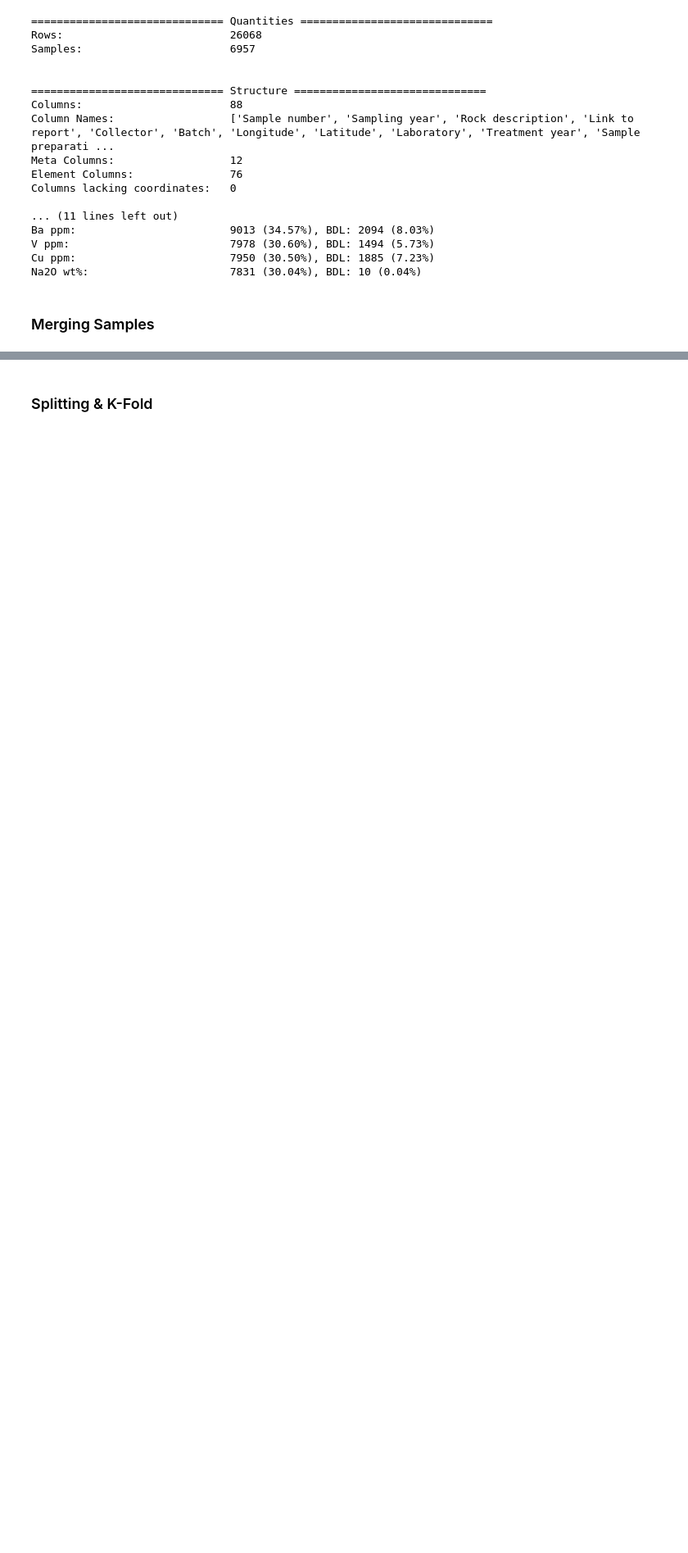
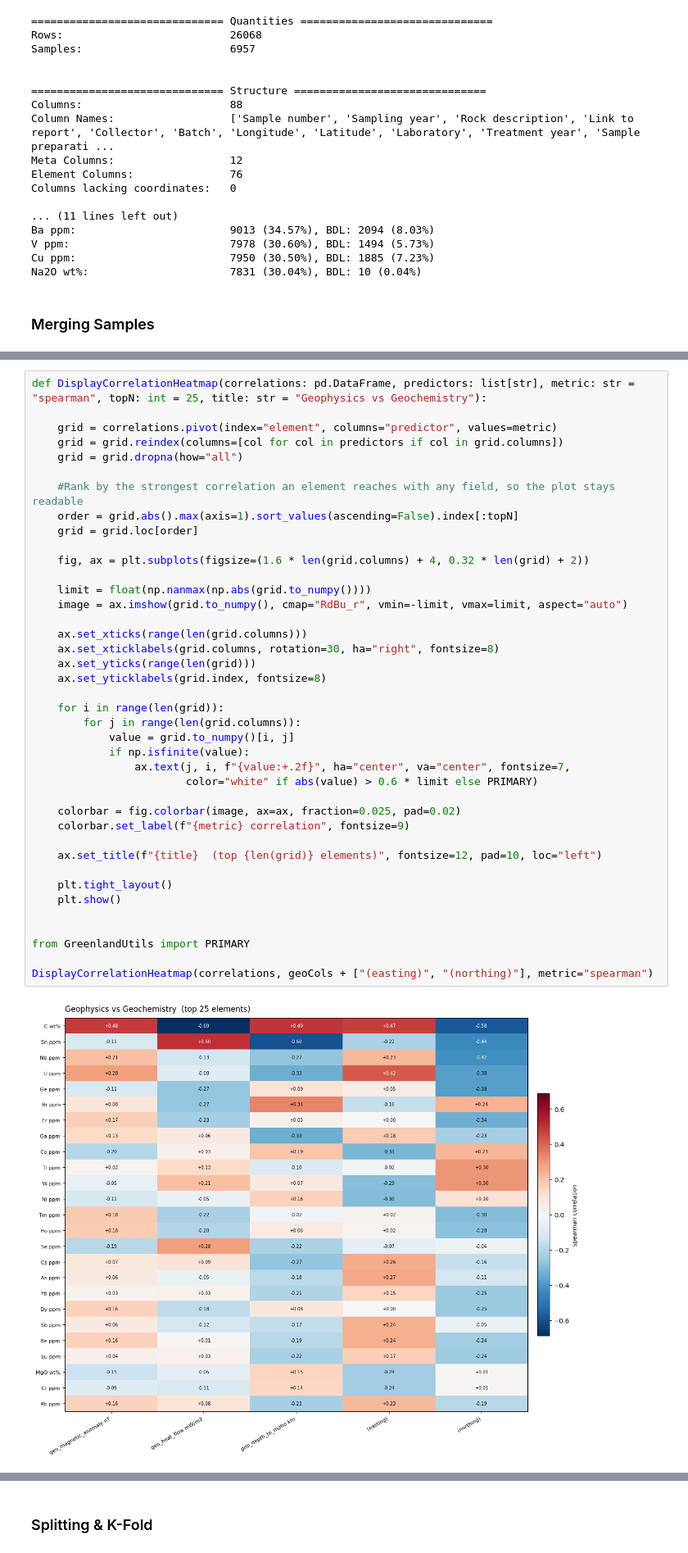
Before and after one commit to salvador-palma/GEUS-Geochemical-Analysis, a Jupyter notebook: 1. Data Fetching.ipynb, the cells around one changed output, grey strips where cells are left out. Shown at 82% size. Cells and saved outputs as stored; diff of their text form; blank space fills up the shorter version.

```diff
--- a/1. Data Fetching.ipynb
+++ b/1. Data Fetching.ipynb
@@ -96,0 +317,42 @@ Ni ppm:                        5526 (79.43%), BDL: 12 (0.17%)
+# %%
+def DisplayCorrelationHeatmap(correlations: pd.DataFrame, predictors: list[str], metric: str = "spearman", topN: int = 25, title: str = "Geophysics vs Geochemistry"):
+
+    grid = correlations.pivot(index="element", columns="predictor", values=metric)
+    grid = grid.reindex(columns=[col for col in predictors if col in grid.columns])
+    grid = grid.dropna(how="all")
+
+    #Rank by the strongest correlation an element reaches with any field, so the plot stays readable
+    order = grid.abs().max(axis=1).sort_values(ascending=False).index[:topN]
+    grid = grid.loc[order]
+
+    fig, ax = plt.subplots(figsize=(1.6 * len(grid.columns) + 4, 0.32 * len(grid) + 2))
+
+    limit = float(np.nanmax(np.abs(grid.to_numpy())))
+    image = ax.imshow(grid.to_numpy(), cmap="RdBu_r", vmin=-limit, vmax=limit, aspect="auto")
+
+    ax.set_xticks(range(len(grid.columns)))
+    ax.set_xticklabels(grid.columns, rotation=30, ha="right", fontsize=8)
+    ax.set_yticks(range(len(grid)))
+    ax.set_yticklabels(grid.index, fontsize=8)
+
+    for i in range(len(grid)):
+        for j in range(len(grid.columns)):
+            value = grid.to_numpy()[i, j]
+            if np.isfinite(value):
+                ax.text(j, i, f"{value:+.2f}", ha="center", va="center", fontsize=7,
+                        color="white" if abs(value) > 0.6 * limit else PRIMARY)
+
+    colorbar = fig.colorbar(image, ax=ax, fraction=0.025, pad=0.02)
+    colorbar.set_label(f"{metric} correlation", fontsize=9)
+
+    ax.set_title(f"{title}  (top {len(grid)} elements)", fontsize=12, pad=10, loc="left")
+
+    plt.tight_layout()
+    plt.show()
+
+
+from GreenlandUtils import PRIMARY
+
+DisplayCorrelationHeatmap(correlations, geoCols + ["(easting)", "(northing)"], metric="spearman")
+# %% [output]
+[figure, added]
```
Also changed, not shown: parts of 7 cells of this notebook, 42 other files.
